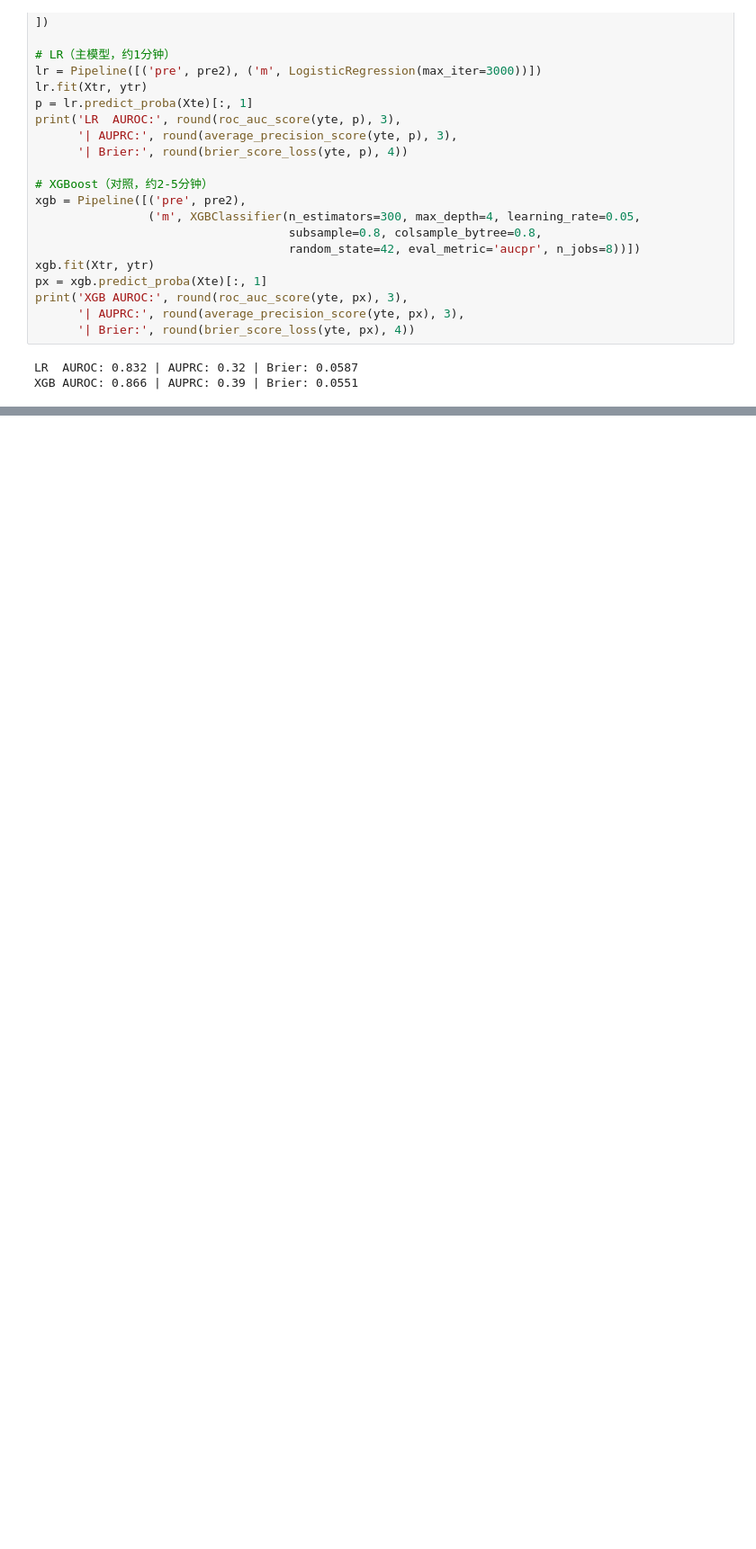
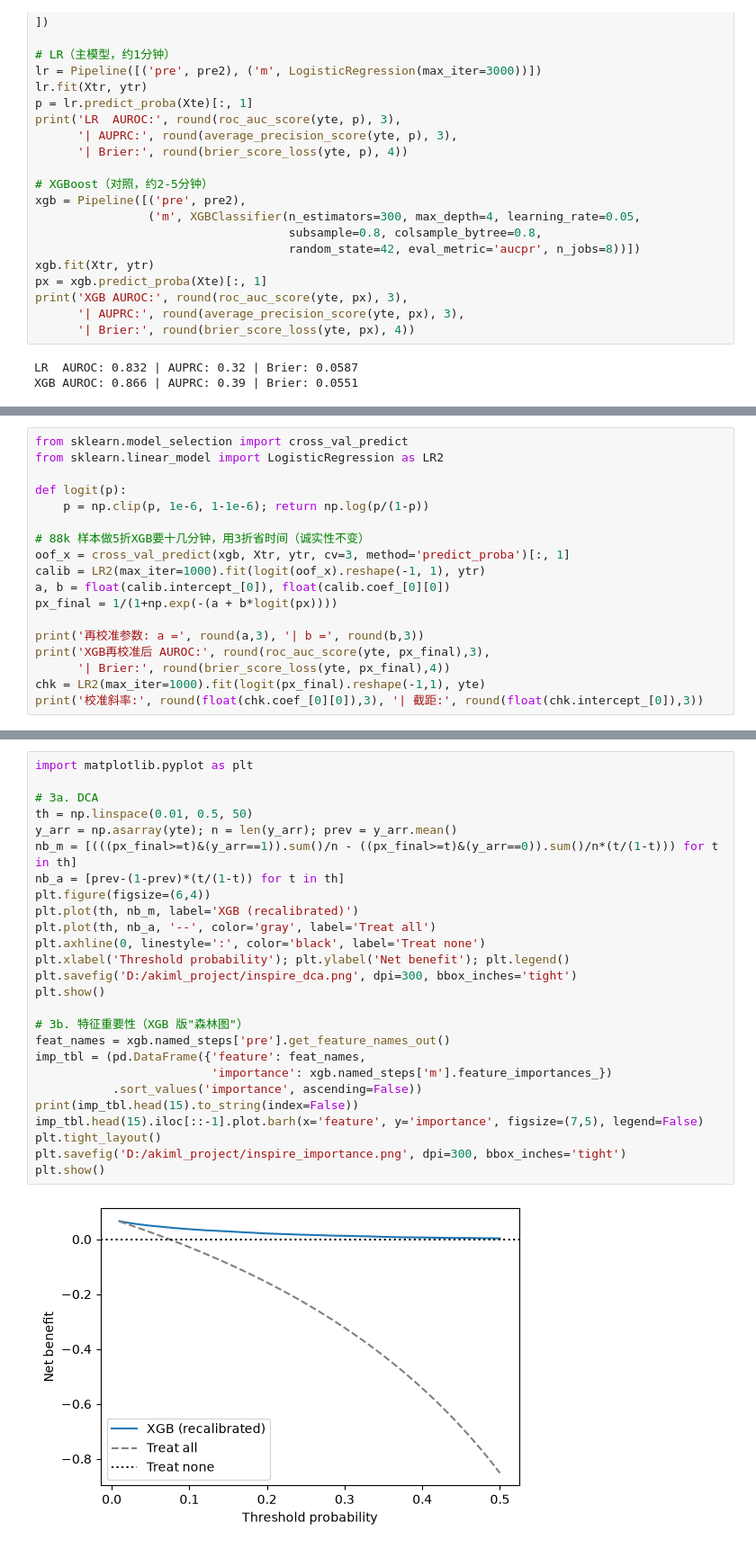
Before and after one commit to zhendai123/postop-aki-vitaldb, a Jupyter notebook: 01_vitaldb_explore.ipynb, the cells around one changed output, grey strips where cells are left out. Shown at 90% size. Drawn from its saved outputs; the diff is of its cells as text; blank space fills up the shorter version.

Commit message:
INSPIRE D2 complete: bootstrap(0.029-0.038) + XGB recal(a=0.036,b=1.014) + DCA + importance(UR 0.18, alb 0.15) + comorbidity null

```diff
--- a/01_vitaldb_explore.ipynb
+++ b/01_vitaldb_explore.ipynb
@@ -1659,0 +1682,18 @@ XGB AUROC: 0.866 | AUPRC: 0.39 | Brier: 0.0551
+# %%
+from sklearn.model_selection import cross_val_predict
+from sklearn.linear_model import LogisticRegression as LR2
+
+def logit(p):
+    p = np.clip(p, 1e-6, 1-1e-6); return np.log(p/(1-p))
+
+# 88k 样本做5折XGB要十几分钟，用3折省时间（诚实性不变）
+oof_x = cross_val_predict(xgb, Xtr, ytr, cv=3, method='predict_proba')[:, 1]
+calib = LR2(max_iter=1000).fit(logit(oof_x).reshape(-1, 1), ytr)
+a, b = float(calib.intercept_[0]), float(calib.coef_[0][0])
+px_final = 1/(1+np.exp(-(a + b*logit(px))))
+
+print('再校准参数: a =', round(a,3), '| b =', round(b,3))
+print('XGB再校准后 AUROC:', round(roc_auc_score(yte, px_final),3),
+      '| Brier:', round(brier_score_loss(yte, px_final),4))
+chk = LR2(max_iter=1000).fit(logit(px_final).reshape(-1,1), yte)
+print('校准斜率:', round(float(chk.coef_[0][0]),3), '| 截距:', round(float(chk.intercept_[0]),3))
@@ -1659,0 +1704,28 @@ XGB AUROC: 0.866 | AUPRC: 0.39 | Brier: 0.0551
+# %%
+import matplotlib.pyplot as plt
+
+# 3a. DCA
+th = np.linspace(0.01, 0.5, 50)
+y_arr = np.asarray(yte); n = len(y_arr); prev = y_arr.mean()
+nb_m = [(((px_final>=t)&(y_arr==1)).sum()/n - ((px_final>=t)&(y_arr==0)).sum()/n*(t/(1-t))) for t in th]
+nb_a = [prev-(1-prev)*(t/(1-t)) for t in th]
+plt.figure(figsize=(6,4))
+plt.plot(th, nb_m, label='XGB (recalibrated)')
+plt.plot(th, nb_a, '--', color='gray', label='Treat all')
+plt.axhline(0, linestyle=':', color='black', label='Treat none')
+plt.xlabel('Threshold probability'); plt.ylabel('Net benefit'); plt.legend()
+plt.savefig('D:/akiml_project/inspire_dca.png', dpi=300, bbox_inches='tight')
+plt.show()
+
+# 3b. 特征重要性（XGB 版"森林图"）
+feat_names = xgb.named_steps['pre'].get_feature_names_out()
+imp_tbl = (pd.DataFrame({'feature': feat_names,
+                         'importance': xgb.named_steps['m'].feature_importances_})
+           .sort_values('importance', ascending=False))
+print(imp_tbl.head(15).to_string(index=False))
+imp_tbl.head(15).iloc[::-1].plot.barh(x='feature', y='importance', figsize=(7,5), legend=False)
+plt.tight_layout()
+plt.savefig('D:/akiml_project/inspire_importance.png', dpi=300, bbox_inches='tight')
+plt.show()
+# %% [output]
+[figure, added]
```
Also changed, not shown: parts of 8 cells of this notebook, 2 other files.
